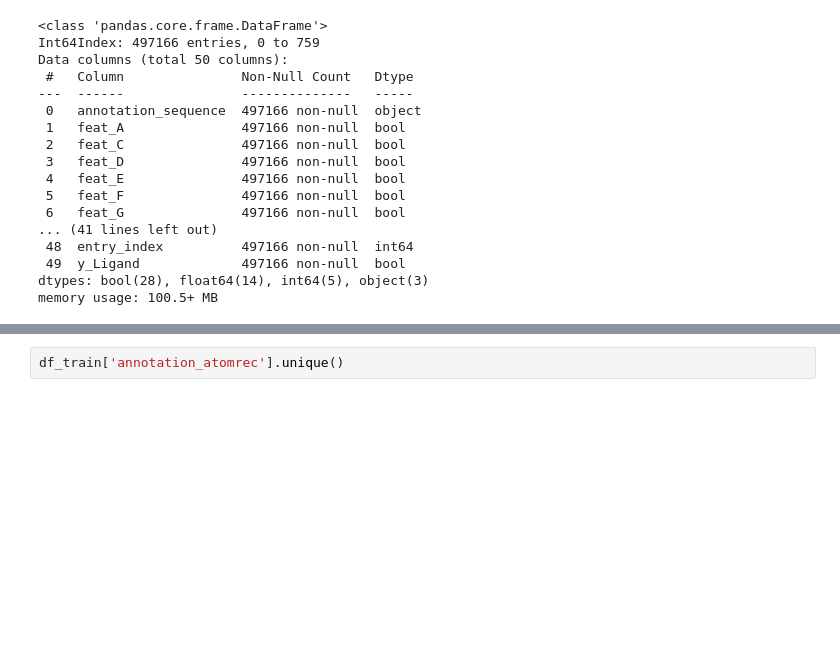
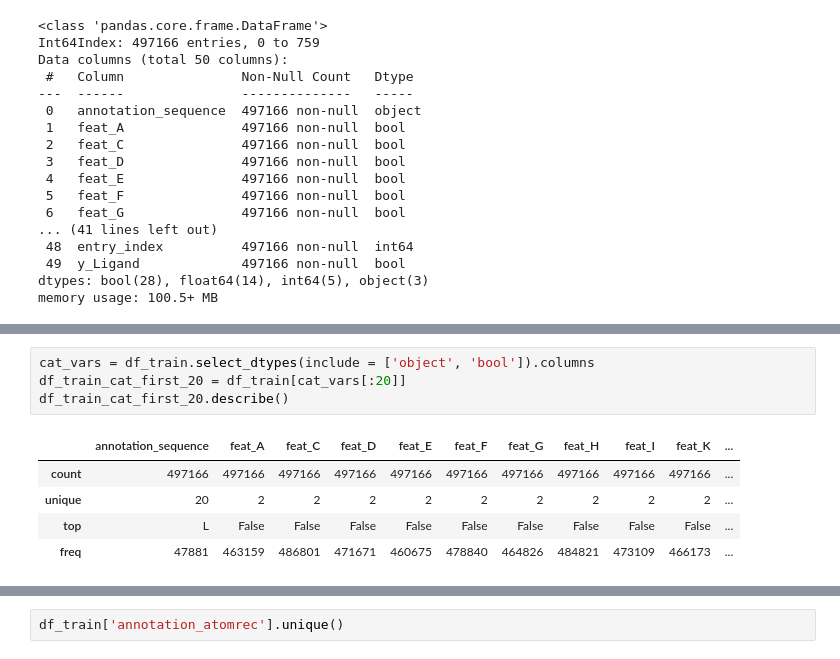
Before and after one commit to Peter-Hou/Predicting-Drug-Binding-Sites-in-Human-Proteins, a Jupyter notebook: model building/Predicting_Drug_Binding_Sites_in_Human_Proteins.ipynb, the cells around one changed output, grey strips where cells are left out. Cells and saved outputs as stored; diff of their text form; blank space fills up the shorter version.

```diff
--- a/model building/Predicting_Drug_Binding_Sites_in_Human_Proteins.ipynb
+++ b/model building/Predicting_Drug_Binding_Sites_in_Human_Proteins.ipynb
@@ -82,0 +134,10 @@ memory usage: 100.5+ MB
+# %%
+cat_vars = df_train.select_dtypes(include = ['object', 'bool']).columns
+df_train_cat_first_20 = df_train[cat_vars[:20]]
+df_train_cat_first_20.describe()
+# %% [output]
+|  | annotation_sequence | feat_A | feat_C | feat_D | feat_E | feat_F | feat_G | feat_H | feat_I | feat_K | ... |
+| count | 497166 | 497166 | 497166 | 497166 | 497166 | 497166 | 497166 | 497166 | 497166 | 497166 | ... |
+| unique | 20 | 2 | 2 | 2 | 2 | 2 | 2 | 2 | 2 | 2 | ... |
+| top | L | False | False | False | False | False | False | False | False | False | ... |
+| freq | 47881 | 463159 | 486801 | 471671 | 460675 | 478840 | 464826 | 484821 | 473109 | 466173 | ... |
```
Also changed, not shown: parts of 9 cells of this notebook.
